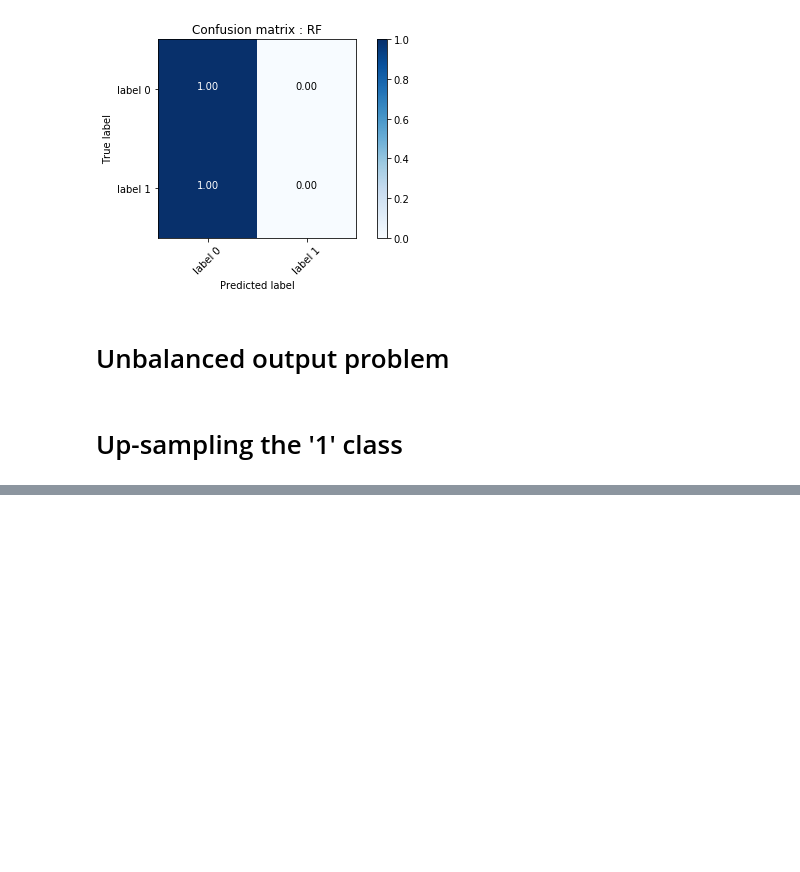
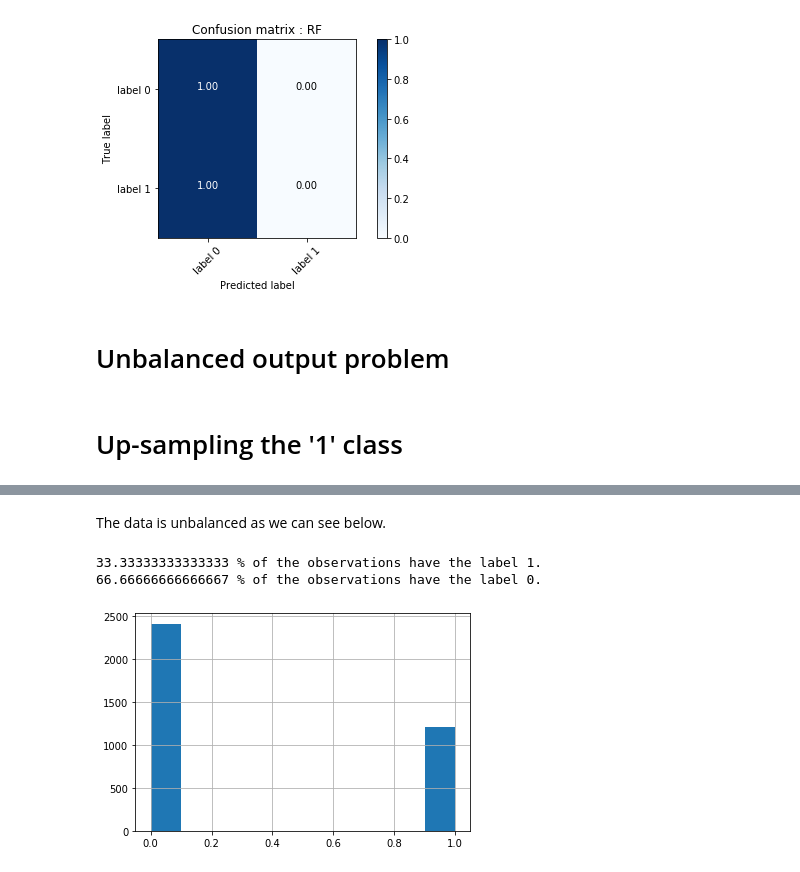
Before and after one commit to geoffmt/SDTSIA-210, a Jupyter notebook: Projet.ipynb, the cells around one changed output, grey strips where cells are left out. Cells and saved outputs as stored; diff of their text form; code cells hidden in the pictures; blank space fills up the shorter version.

```diff
--- a/Projet.ipynb
+++ b/Projet.ipynb
@@ -682,0 +654,3 @@ RANDOM FOREST
+# %%
+seismic_data, seismic_metadata = arff.loadarff('Documents/TPT/2A/SDTSIA-210/Projet/Bin_class/seismic-bumps.arff')
+display(seismic_metadata)
@@ -682,0 +678,3 @@ RANDOM FOREST
+# %%
+input_data = pd.DataFrame(seismic_data)
+display(input_data.head())
@@ -682,0 +773,11 @@ RANDOM FOREST
+# %% [markdown]
+The data is unbalanced as we can see below.
+# %%
+
+Y.hist()
+print(str(Y.mean()*100),"% of the observations have the label 1.")
+print(str((1-Y.mean())*100),"% of the observations have the label 0.")
+# %% [output]
+33.33333333333333 % of the observations have the label 1.
+66.66666666666667 % of the observations have the label 0.
+[figure, added]
```
Also changed, not shown: parts of 24 cells of this notebook.
